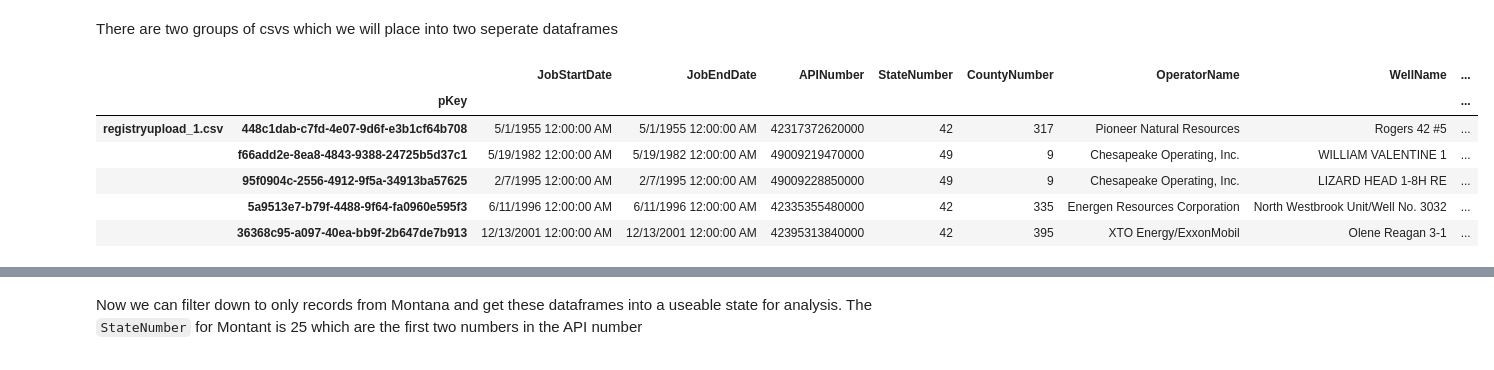
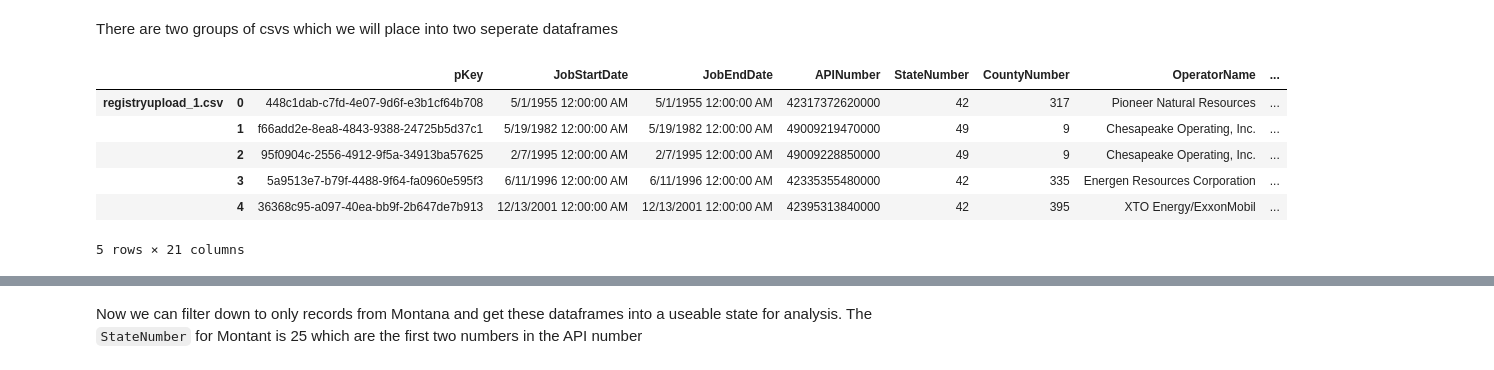
Before and after one commit to jromani-ds/MT_Oil, a Jupyter notebook: DataCollection.ipynb, the cells around one changed output, grey strips where cells are left out. Drawn from its saved outputs; the diff is of its cells as text; code cells hidden in the pictures.

```diff
--- a/DataCollection.ipynb
+++ b/DataCollection.ipynb
@@ -287,21 +287,18 @@ with urlopen(url) as response, open(file_name, 'wb') as out_file:
 # %% [markdown]
 There are two groups of csvs which we will place into two seperate dataframes
 # %%
-# deleting the zipfile from the directory
-os.remove('FracFocusCSV.zip')
 registryupload_keys =[item for item in list(dfs.keys()) if 'Frac' not in item]
 registryupload_dict ={x:dfs[x] for x in registryupload_keys}
-#egistryupload_dict = { k: v.set_index('pKey') for k, v in registryupload_dict.items()}
 registryupload_df = pd.concat(registryupload_dict, axis=0)
 registryupload_df.head()
 # %% [output]
-|  |  | JobStartDate | JobEndDate | APINumber | StateNumber | CountyNumber | OperatorName | WellName | ... |
-|  | pKey |  |  |  |  |  |  |  | ... |
-| registryupload_1.csv | 448c1dab-c7fd-4e07-9d6f-e3b1cf64b708 | 5/1/1955 12:00:00 AM | 5/1/1955 12:00:00 AM | 42317372620000 | 42 | 317 | Pioneer Natural Resources | Rogers 42 #5 | ... |
-|  | f66add2e-8ea8-4843-9388-24725b5d37c1 | 5/19/1982 12:00:00 AM | 5/19/1982 12:00:00 AM | 49009219470000 | 49 | 9 | Chesapeake Operating, Inc. | WILLIAM VALENTINE 1 | ... |
-|  | 95f0904c-2556-4912-9f5a-34913ba57625 | 2/7/1995 12:00:00 AM | 2/7/1995 12:00:00 AM | 49009228850000 | 49 | 9 | Chesapeake Operating, Inc. | LIZARD HEAD 1-8H RE | ... |
-|  | 5a9513e7-b79f-4488-9f64-fa0960e595f3 | 6/11/1996 12:00:00 AM | 6/11/1996 12:00:00 AM | 42335355480000 | 42 | 335 | Energen Resources Corporation | North Westbrook Unit/Well No. 3032 | ... |
-|  | 36368c95-a097-40ea-bb9f-2b647de7b913 | 12/13/2001 12:00:00 AM | 12/13/2001 12:00:00 AM | 42395313840000 | 42 | 395 | XTO Energy/ExxonMobil | Olene Reagan 3-1 | ... |
+|  |  | pKey | JobStartDate | JobEndDate | APINumber | StateNumber | CountyNumber | OperatorName | ... |
+| registryupload_1.csv | 0 | 448c1dab-c7fd-4e07-9d6f-e3b1cf64b708 | 5/1/1955 12:00:00 AM | 5/1/1955 12:00:00 AM | 42317372620000 | 42 | 317 | Pioneer Natural Resources | ... |
+|  | 1 | f66add2e-8ea8-4843-9388-24725b5d37c1 | 5/19/1982 12:00:00 AM | 5/19/1982 12:00:00 AM | 49009219470000 | 49 | 9 | Chesapeake Operating, Inc. | ... |
+|  | 2 | 95f0904c-2556-4912-9f5a-34913ba57625 | 2/7/1995 12:00:00 AM | 2/7/1995 12:00:00 AM | 49009228850000 | 49 | 9 | Chesapeake Operating, Inc. | ... |
+|  | 3 | 5a9513e7-b79f-4488-9f64-fa0960e595f3 | 6/11/1996 12:00:00 AM | 6/11/1996 12:00:00 AM | 42335355480000 | 42 | 335 | Energen Resources Corporation | ... |
+|  | 4 | 36368c95-a097-40ea-bb9f-2b647de7b913 | 12/13/2001 12:00:00 AM | 12/13/2001 12:00:00 AM | 42395313840000 | 42 | 395 | XTO Energy/ExxonMobil | ... |
+5 rows × 21 columns
 # %%
 FracFocusRegistry_keys =[item for item in list(dfs.keys()) if 'registryupload' not in item]
 FracFocusRegistry_dict ={x:dfs[x] for x in FracFocusRegistry_keys}
```
Also changed, not shown: parts of 11 cells of this notebook, 4 other files.
